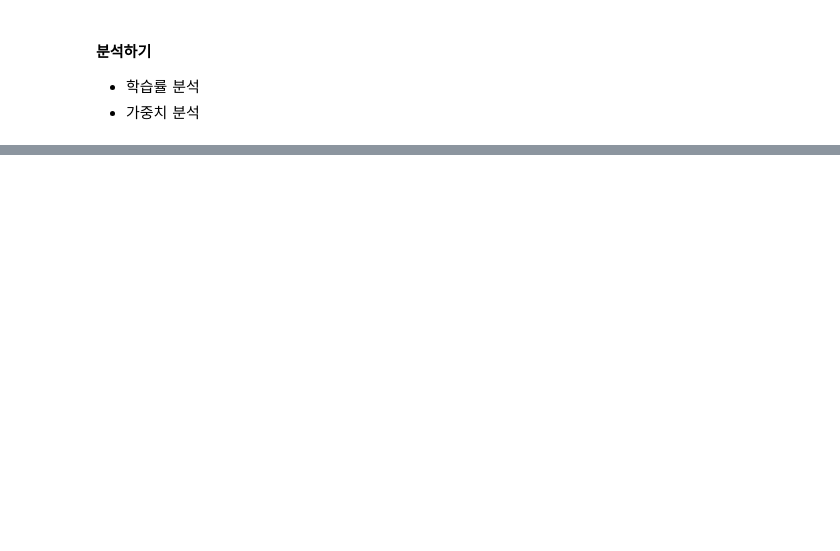
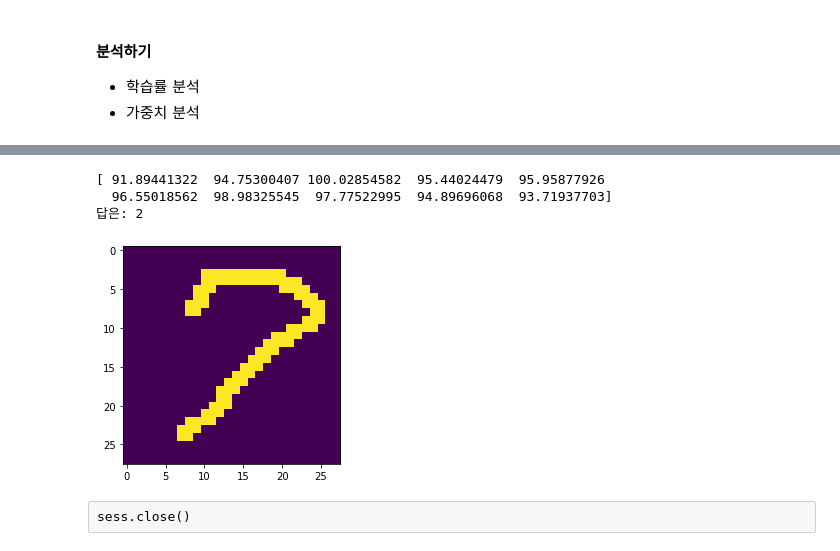
Before and after one commit to hotan486/AI_SYSTEM, a Jupyter notebook: al/mnistbasic.ipynb, the cells around one changed output, grey strips where cells are left out. Saved outputs shown, nothing was run; the diff lists cells and outputs as text; code cells hidden in the pictures; blank space fills up the shorter version.

```diff
--- a/al/mnistbasic.ipynb
+++ b/al/mnistbasic.ipynb
@@ -135,0 +137,20 @@ plt.show()
+# %%
+img=np.fromfile('7.rawraw',dtype='int8')
+img=img+np.ones([784])
+#print(img)
+imgdata=img.reshape([28,28])
+answer=np.matmul(img,W_)+b_
+print(answer)
+result=np.argmax(answer,axis=0)
+print("답은:",result)
+plt.imshow(imgdata)
+plt.show()
+#print(mnist.train.images[0])
+#print(img)
+# %% [output]
+[ 91.89441322  94.75300407 100.02854582  95.44024479  95.95877926
+  96.55018562  98.98325545  97.77522995  94.89696068  93.71937703]
+답은: 2
+[figure, added]
+# %% [raw]
+sess.close()
```
Also changed, not shown: parts of 4 cells of this notebook, 2 other files.
